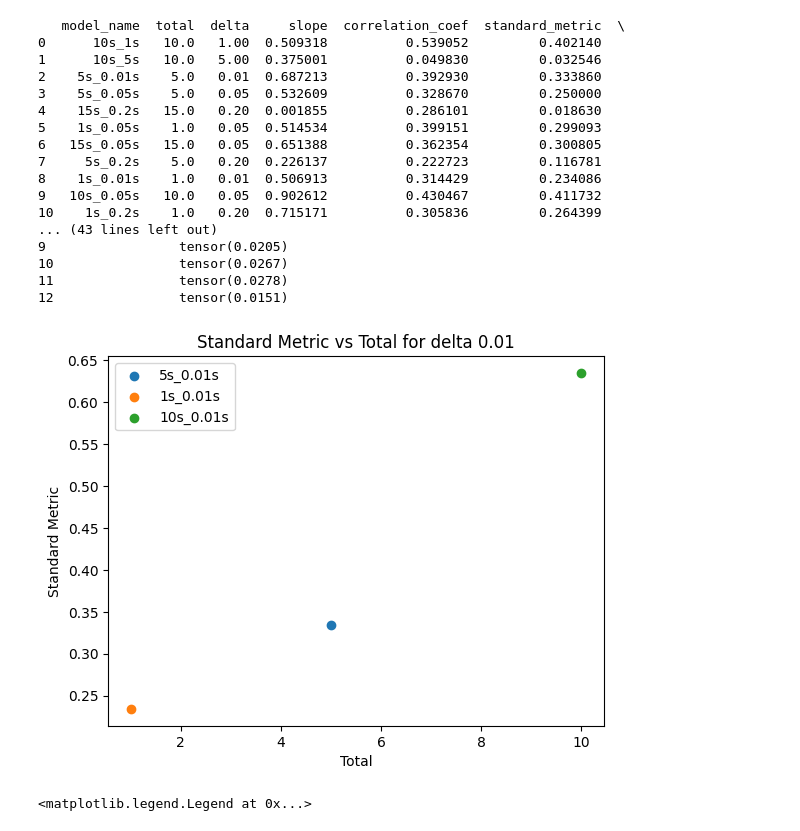
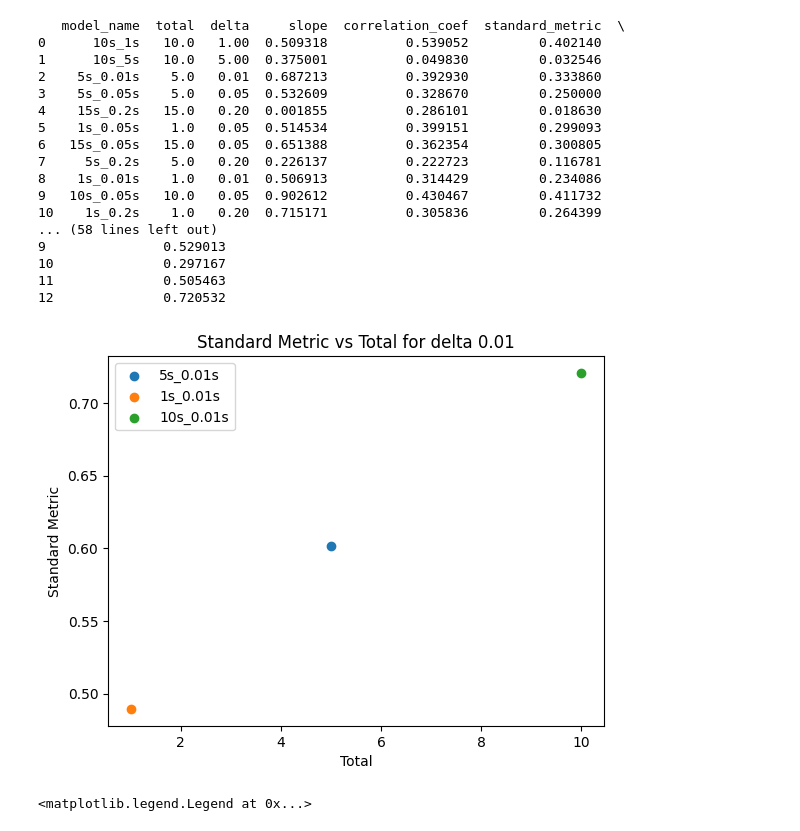
Before and after one commit to lukeyoffe/cs293n, a Jupyter notebook: result_plotting/experiments.ipynb, the cells around one changed output. Saved outputs shown, nothing was run; the diff lists cells and outputs as text; code cells hidden in the pictures.

Commit message:
ran experiments and more models

```diff
--- a/result_plotting/experiments.ipynb
+++ b/result_plotting/experiments.ipynb
@@ -79,6 +79,7 @@ results_df = pd.DataFrame(columns=[
     'model_name', 'total', 'delta', 'slope', 'correlation_coef', 'standard_metric',
     'avg_abs_error', 'avg_abs_error_normalized', 'median_abs_error',
     'median_abs_error_normalized', '98th_avg_abs_error', '98th_avg_abs_error_normalized',
+    'slope_98th', 'correlation_coef_98th', 'standard_metric_98th',
 ])
 
 # Iterate over each file in the directory ../model/models
@@ -179,7 +180,10 @@ for filename in os.listdir('../model/models'):
         'median_abs_error': median_abs_error,
         'median_abs_error_normalized': median_abs_error_normalized,
         '98th_avg_abs_error': percentile_98th,
-        '98th_avg_abs_error_normalized': percentile_98th_normalized
+        '98th_avg_abs_error_normalized': percentile_98th_normalized,
+        'slope_98th': slope_98th,
+        'correlation_coef_98th': correlation_coef_98th,
+        'standard_metric_98th': standard_metric_value_98th
     }, ignore_index=True)
 
     # Plot actual vs predicted values
@@ -273,24 +277,24 @@ print(results_df)
 8    1s_0.01s    1.0   0.01  0.506913          0.314429         0.234086
 9   10s_0.05s   10.0   0.05  0.902612          0.430467         0.411732
 10    1s_0.2s    1.0   0.20  0.715171          0.305836         0.264399
-... (43 lines left out)
-9                 tensor(0.0205)
-10                tensor(0.0267)
-11                tensor(0.0278)
-12                tensor(0.0151)
+... (58 lines left out)
+9               0.529013
+10              0.297167
+11              0.505463
+12              0.720532
 # %%
 # plot for each of the models with delta 0.01, plot the standard metric vs the total
 plt.figure()
 for index, row in results_df.iterrows():
     if row['delta'] == 0.01:
-        plt.scatter(row['total'], row['standard_metric'], label=row['model_name'])
+        plt.scatter(row['total'], row['standard_metric_98th'], label=row['model_name'])
 plt.xlabel('Total')
 plt.ylabel('Standard Metric')
 plt.title('Standard Metric vs Total for delta 0.01')
 plt.legend()
 plt.show()
 # %% [output]
-[figure, old version]
+[figure, new version]
 # %%
 # plot for each of the models with delta 0.05, plot the standard metric vs the total
 plt.figure()
```
Also changed, not shown: parts of 2 cells of this notebook, 1 other file.
